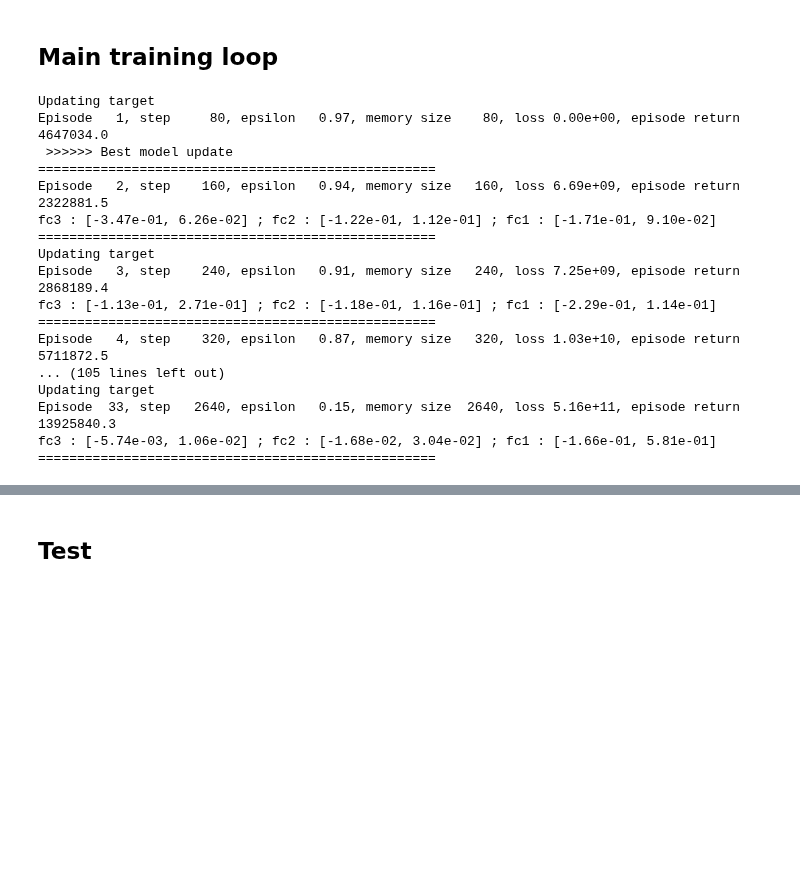
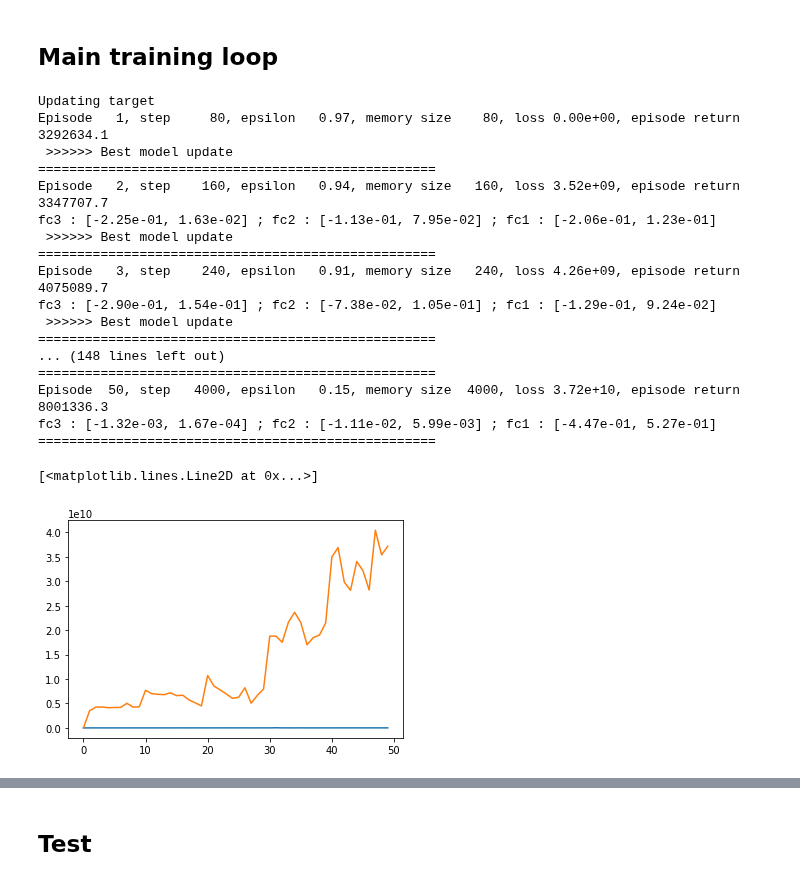
Before and after one commit to SuReLI/hiv_experiment, a Jupyter notebook: dinh_viet_toan/hiv_dvt.ipynb, the cells around one changed output, grey strips where cells are left out. Saved outputs shown, nothing was run; the diff lists cells and outputs as text; code cells hidden in the pictures; blank space fills up the shorter version.

```diff
--- a/dinh_viet_toan/hiv_dvt.ipynb
+++ b/dinh_viet_toan/hiv_dvt.ipynb
@@ -539,6 +538,9 @@ class DQN_agent:
 
                 state = env.reset()
                 episode_return.append(episode_cum_reward)
+                loss_return.append(running_loss)
+
+                running_loss = 0
                 episode_cum_reward = 0
 
                 print("===================================================")
@@ -547,7 +549,7 @@ class DQN_agent:
             else:
                 state = next_state
 
-        return episode_return
+        return episode_return, loss_return
 # %%
 device = torch.device("cuda" if torch.cuda.is_available() else "cpu")
 print("Using", device)
@@ -564,43 +566,46 @@ config = {'observation_space': DIM_STATE,
           'buffer_size': 60_000,
           'epsilon_max': 1.,
           'epsilon_delay_decay': 20,
-          'update_target_freq': 80*2,
+          'update_target_freq': 80*10,
 
 #          # --- HIV
           'epsilon_min': 0.15,
           'epsilon_decay_period': 2000,
           'gradient_steps': 10,
           'batch_size': 128,
           'reset_every': 80,
           'plot': False,
 
 #          # --- CartPole
 #           'epsilon_min': 0.01,
 #           'epsilon_decay_period': 1000,
 #           'gradient_steps': 1,
 #           'batch_size': 32,
 #           'reset_every': 1000000,
 #           'plot' : False
 }
 
 agent = DQN_agent(config, DQN)
-scores = agent.train(env, 50)
+scores, losses = agent.train(env, 50)
 plt.plot(scores)
+plt.plot(losses)
 # %% [output]
 Updating target
-Episode   1, step     80, epsilon   0.97, memory size    80, loss 0.00e+00, episode return 4647034.0
+Episode   1, step     80, epsilon   0.97, memory size    80, loss 0.00e+00, episode return 3292634.1
  >>>>>> Best model update
 ===================================================
-Episode   2, step    160, epsilon   0.94, memory size   160, loss 6.69e+09, episode return 2322881.5
-fc3 : [-3.47e-01, 6.26e-02] ; fc2 : [-1.22e-01, 1.12e-01] ; fc1 : [-1.71e-01, 9.10e-02]
+Episode   2, step    160, epsilon   0.94, memory size   160, loss 3.52e+09, episode return 3347707.7
+fc3 : [-2.25e-01, 1.63e-02] ; fc2 : [-1.13e-01, 7.95e-02] ; fc1 : [-2.06e-01, 1.23e-01]
+ >>>>>> Best model update
 ===================================================
-Updating target
-Episode   3, step    240, epsilon   0.91, memory size   240, loss 7.25e+09, episode return 2868189.4
-fc3 : [-1.13e-01, 2.71e-01] ; fc2 : [-1.18e-01, 1.16e-01] ; fc1 : [-2.29e-01, 1.14e-01]
+Episode   3, step    240, epsilon   0.91, memory size   240, loss 4.26e+09, episode return 4075089.7
+fc3 : [-2.90e-01, 1.54e-01] ; fc2 : [-7.38e-02, 1.05e-01] ; fc1 : [-1.29e-01, 9.24e-02]
+ >>>>>> Best model update
 ===================================================
-Episode   4, step    320, epsilon   0.87, memory size   320, loss 1.03e+10, episode return 5711872.5
-... (105 lines left out)
-Updating target
-Episode  33, step   2640, epsilon   0.15, memory size  2640, loss 5.16e+11, episode return 13925840.3
-fc3 : [-5.74e-03, 1.06e-02] ; fc2 : [-1.68e-02, 3.04e-02] ; fc1 : [-1.66e-01, 5.81e-01]
+... (148 lines left out)
 ===================================================
+Episode  50, step   4000, epsilon   0.15, memory size  4000, loss 3.72e+10, episode return 8001336.3
+fc3 : [-1.32e-03, 1.67e-04] ; fc2 : [-1.11e-02, 5.99e-03] ; fc1 : [-4.47e-01, 5.27e-01]
+===================================================
+[<matplotlib.lines.Line2D at 0x...>]
+[figure, added]
```
Also changed, not shown: parts of 7 cells of this notebook.
